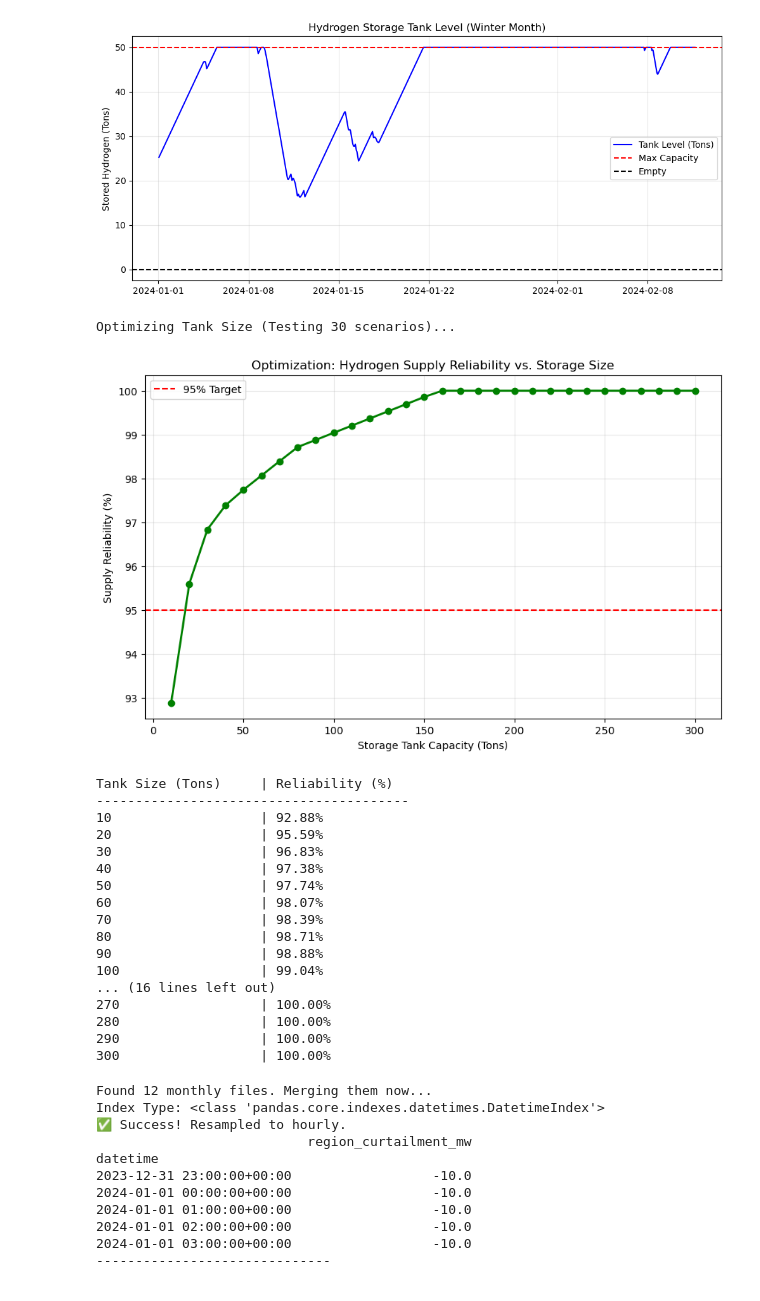
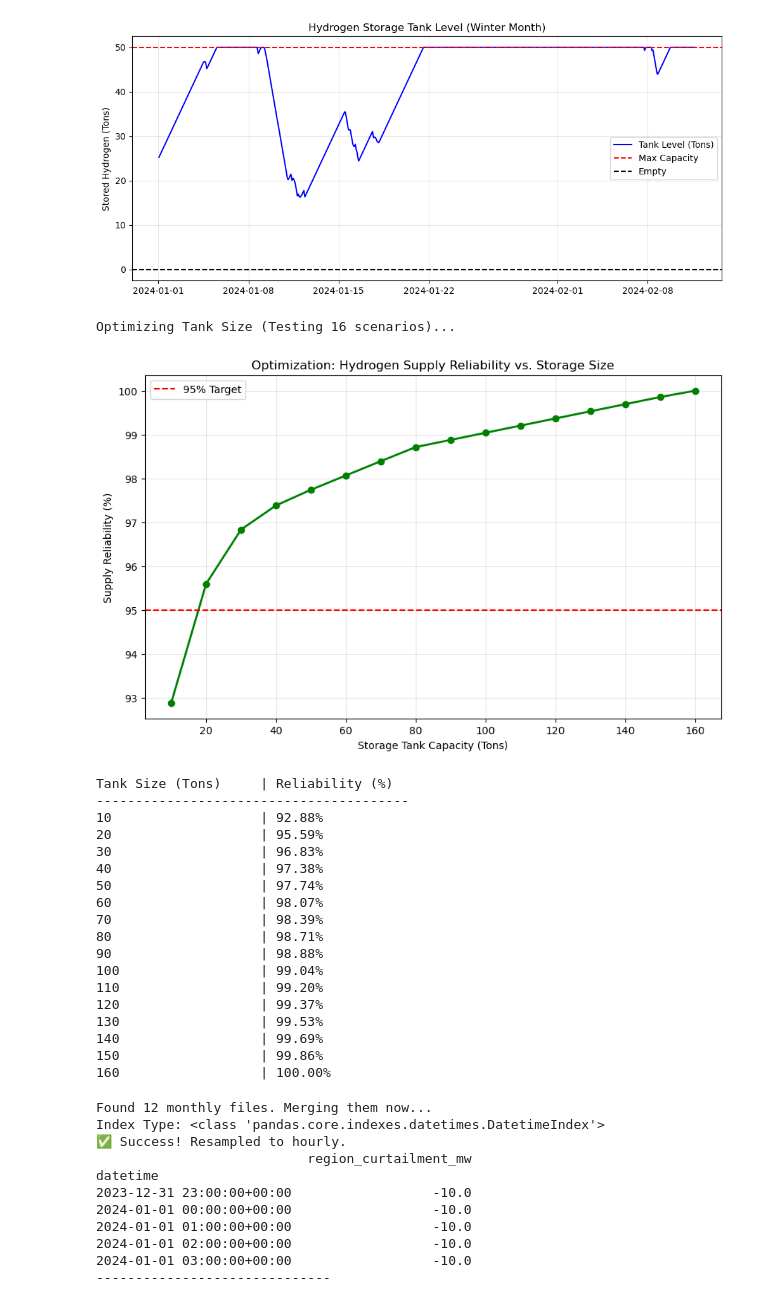
Before and after one commit to MadhaveshG/wind-h2-arbitrage, a Jupyter notebook: New_model.ipynb, the cells around one changed output. Drawn from its saved outputs; the diff is of its cells as text; code cells hidden in the pictures.

```diff
--- a/New_model.ipynb
+++ b/New_model.ipynb
@@ -464,7 +464,7 @@ import matplotlib.pyplot as plt
 
 # 1. Define the Range of Tank Sizes to Test
 #    Test from 10 tons to 200 tons in steps of 10
-tank_sizes_tons = np.arange(10, 310, 10)
+tank_sizes_tons = np.arange(10, 170, 10)
 reliability_scores = []
 
 # Constant Demand (Same as before)
@@ -490,35 +490,35 @@ for capacity_tons in tank_sizes_tons:
         elif next_level > capacity_kg:
             current_level = capacity_kg
         else:
             current_level = next_level
 
     # Calculate Reliability for this specific tank size
     delivered = total_annual_demand - unmet_demand_count
     score = (delivered / total_annual_demand) * 100
     reliability_scores.append(score)
 
 # 3. Plot the Optimization Curve (The "Pareto Frontier")
 plt.figure(figsize=(10, 6))
 plt.plot(tank_sizes_tons, reliability_scores, marker='o', linestyle='-', color='green', linewidth=2)
 
 # Add a reference line for 95% reliability
 plt.axhline(y=95, color='red', linestyle='--', label="95% Target")
 
 plt.title("Optimization: Hydrogen Supply Reliability vs. Storage Size")
 plt.xlabel("Storage Tank Capacity (Tons)")
 plt.ylabel("Supply Reliability (%)")
 plt.grid(True, alpha=0.3)
 plt.legend()
 plt.show()
 
 # 4. Print the Data Table
 print(f"{'Tank Size (Tons)':<20} | {'Reliability (%)':<15}")
 print("-" * 40)
 for t, r in zip(tank_sizes_tons, reliability_scores):
     print(f"{t:<20} | {r:.2f}%")
 # %% [output]
-Optimizing Tank Size (Testing 30 scenarios)...
+Optimizing Tank Size (Testing 16 scenarios)...
-[figure, old version]
+[figure, new version]
 Tank Size (Tons)     | Reliability (%)
 ----------------------------------------
 10                   | 92.88%
@@ -531,11 +531,12 @@ Tank Size (Tons)     | Reliability (%)
 80                   | 98.71%
 90                   | 98.88%
 100                  | 99.04%
-... (16 lines left out)
-270                  | 100.00%
-280                  | 100.00%
-290                  | 100.00%
-300                  | 100.00%
+110                  | 99.20%
+120                  | 99.37%
+130                  | 99.53%
+140                  | 99.69%
+150                  | 99.86%
+160                  | 100.00%
 # %%
 import pandas as pd
 import glob
```
